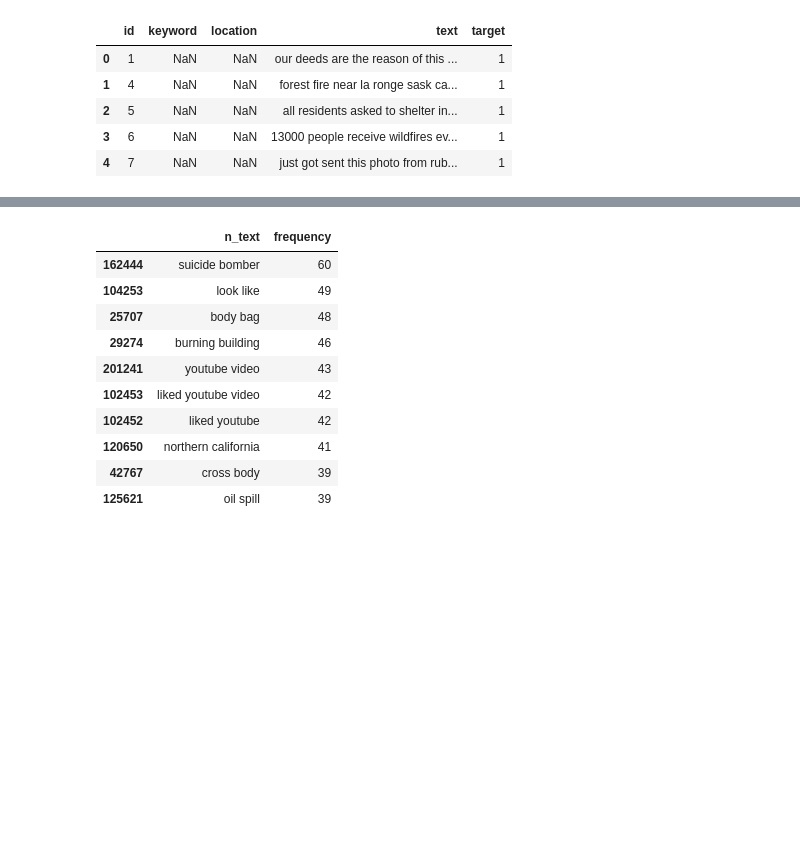
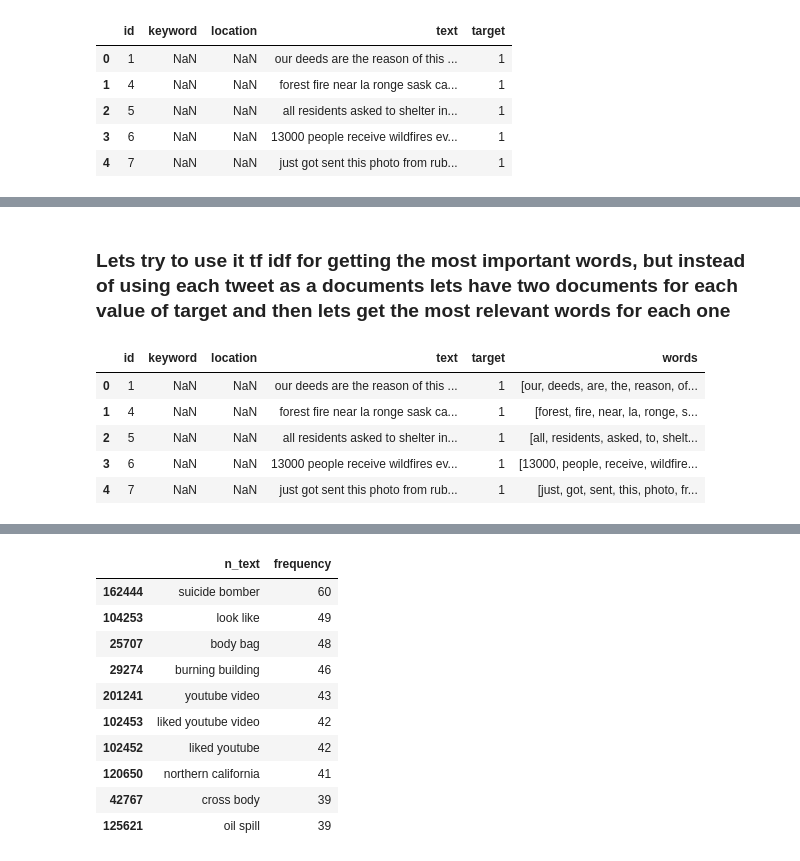
Before and after one commit to jorgesmu/nlp_disaster_tweets_prediction, a Jupyter notebook: n-grams_analisis.ipynb, the cells around one changed output, grey strips where cells are left out. Cells and saved outputs as stored; diff of their text form; code cells hidden in the pictures; blank space fills up the shorter version.

```diff
--- a/n-grams_analisis.ipynb
+++ b/n-grams_analisis.ipynb
@@ -100,0 +131,14 @@ def n_grams_standarized(series, low=2, high=6):
+# %% [markdown]
+### Lets try to use it tf idf for getting the most important words, but instead of using each tweet as a documents lets have two documents for each value of target and then lets get the most relevant words for each one
+# %%
+# lets use tf idf to get the relevant words in for each document
+# based on: https://sigdelta.com/blog/text-analysis-in-pandas/
+train_df['words'] = train_df['text'].str.strip().str.split('[\W_]+')
+train_df.head()
+# %% [output]
+|  | id | keyword | location | text | target | words |
+| 0 | 1 | NaN | NaN | our deeds are the reason of this ... | 1 | [our, deeds, are, the, reason, of... |
+| 1 | 4 | NaN | NaN | forest fire near la ronge sask ca... | 1 | [forest, fire, near, la, ronge, s... |
+| 2 | 5 | NaN | NaN | all residents asked to shelter in... | 1 | [all, residents, asked, to, shelt... |
+| 3 | 6 | NaN | NaN | 13000 people receive wildfires ev... | 1 | [13000, people, receive, wildfire... |
+| 4 | 7 | NaN | NaN | just got sent this photo from rub... | 1 | [just, got, sent, this, photo, fr... |
```
Also changed, not shown: parts of 13 cells of this notebook, 1 other file.
